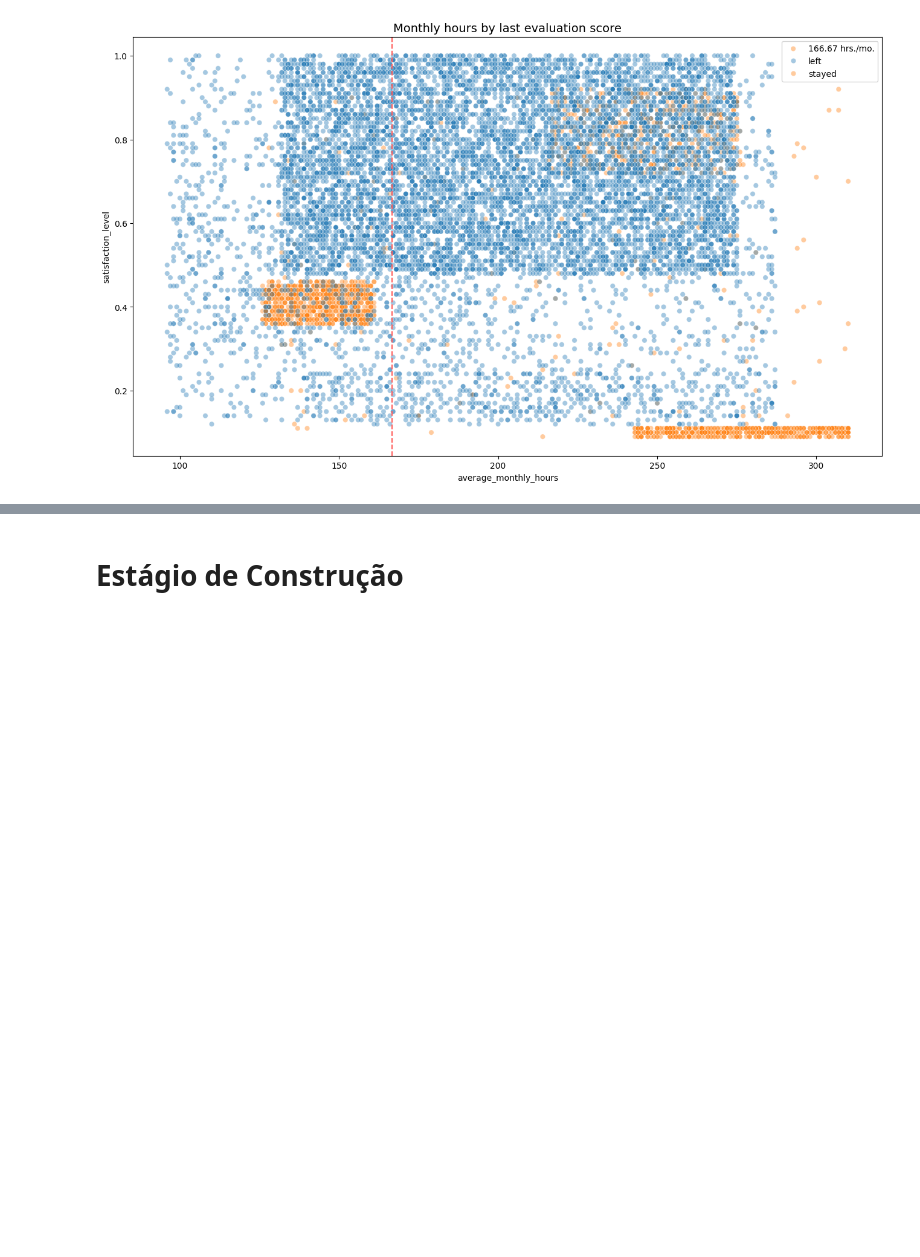
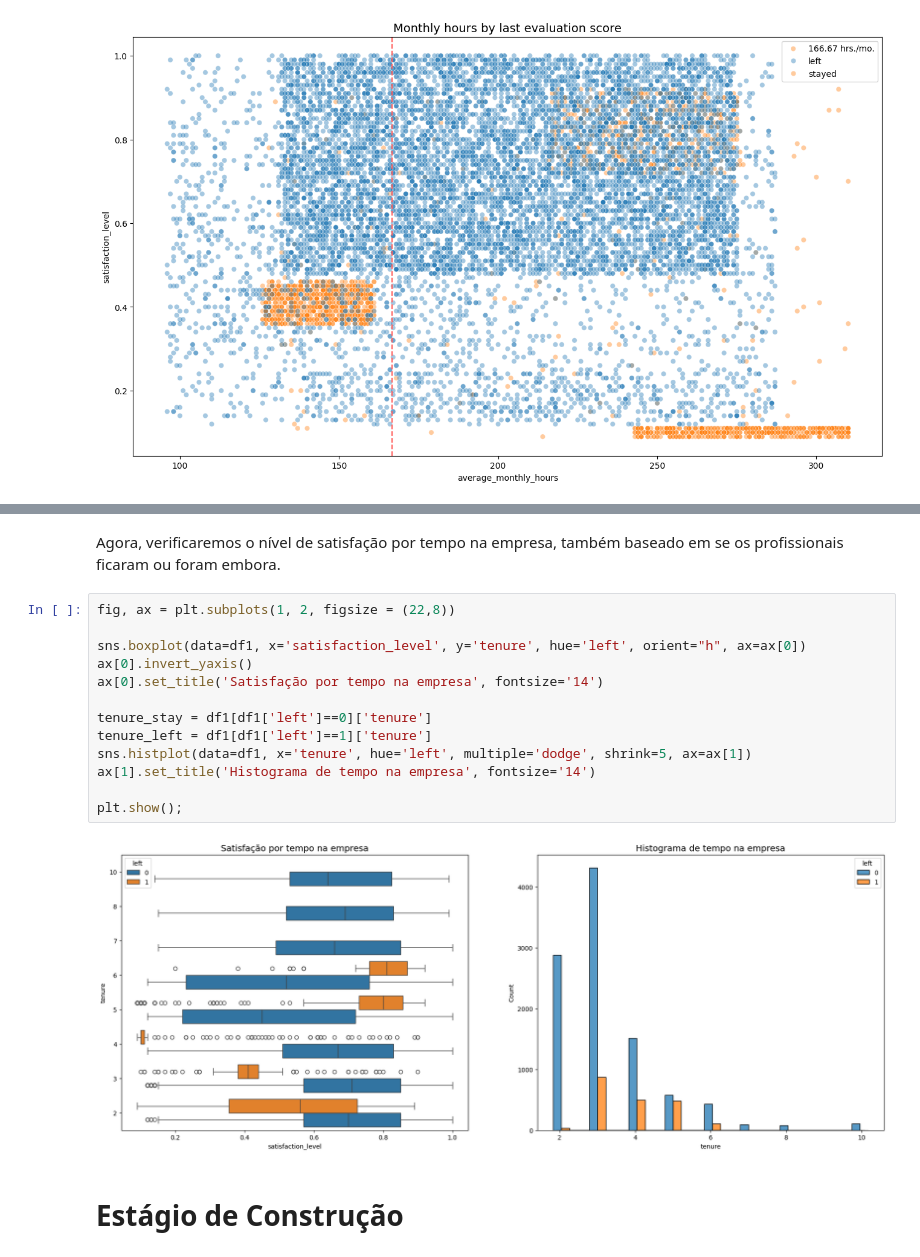
Before and after one commit to nogsposito/salifort-motors-retention-analysis, a Jupyter notebook: notebooks/Salifort_Motors_Capstone.ipynb, the cells around one changed output, grey strips where cells are left out. Saved outputs shown, nothing was run; the diff lists cells and outputs as text; blank space fills up the shorter version.

```diff
--- a/notebooks/Salifort_Motors_Capstone.ipynb
+++ b/notebooks/Salifort_Motors_Capstone.ipynb
@@ -326,3 +334,20 @@ plt.title('Monthly hours by last evaluation score', fontsize='14');
+# %% [markdown]
+Agora, verificaremos o nível de satisfação por tempo na empresa, também baseado em se os profissionais ficaram ou foram embora.
+# %%
+fig, ax = plt.subplots(1, 2, figsize = (22,8))
+
+sns.boxplot(data=df1, x='satisfaction_level', y='tenure', hue='left', orient="h", ax=ax[0])
+ax[0].invert_yaxis()
+ax[0].set_title('Satisfação por tempo na empresa', fontsize='14')
+
+tenure_stay = df1[df1['left']==0]['tenure']
+tenure_left = df1[df1['left']==1]['tenure']
+sns.histplot(data=df1, x='tenure', hue='left', multiple='dodge', shrink=5, ax=ax[1])
+ax[1].set_title('Histograma de tempo na empresa', fontsize='14')
+
+plt.show();
+# %% [output]
+[figure, added]
 # %% [markdown]
 # **Estágio de Construção**
 # %% [markdown]
```
Also changed, not shown: parts of 2 cells of this notebook.
